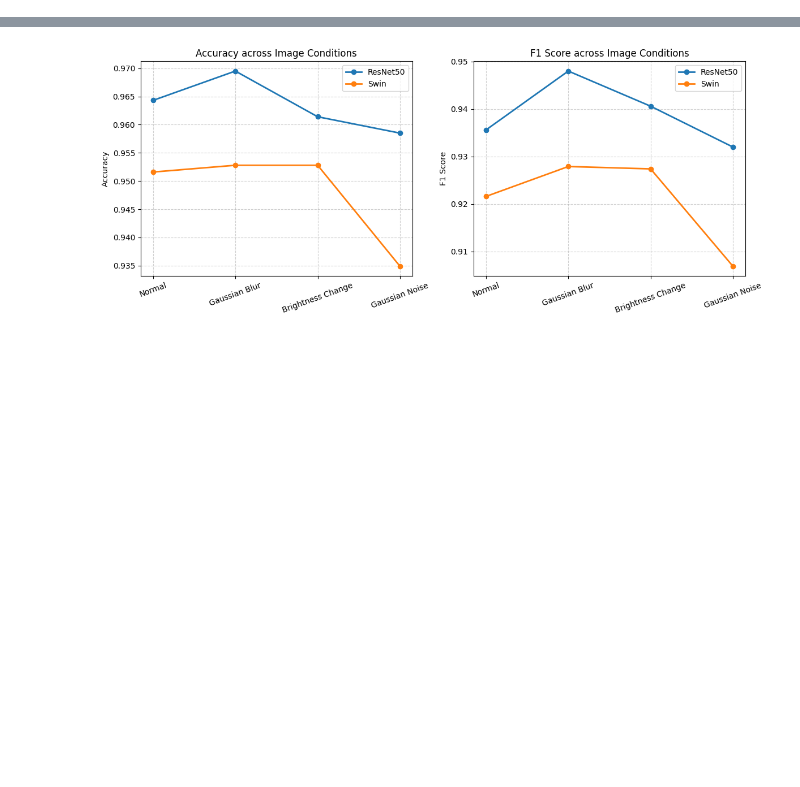
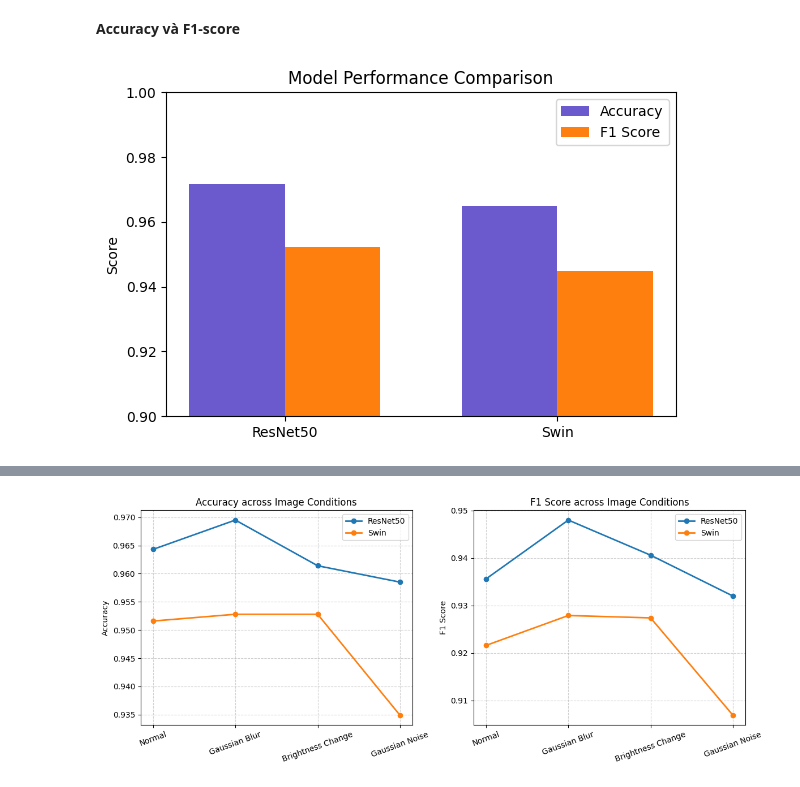
Before and after one commit to trungly-hcmut/CO5085_DeepLearning_CV, a Jupyter notebook: assignment_1/image_classification.ipynb, the cells around one changed output, grey strips where cells are left out. Saved outputs shown, nothing was run; the diff lists cells and outputs as text; code cells hidden in the pictures; blank space fills up the shorter version.

```diff
--- a/assignment_1/image_classification.ipynb
+++ b/assignment_1/image_classification.ipynb
@@ -340,10 +378,17 @@ test_loader = DataLoader(
 # %%
+import torch
+import torchvision
+from torch.utils.data import DataLoader, random_split
+import torchvision.transforms as transforms
+import timm
+
+# ===== Device =====
 device = torch.device("cuda" if torch.cuda.is_available() else "cpu")
 print(device)
 
-# load models
+# ===== Load models =====
 resnet = timm.create_model(
-    "resnet50",
+    "resneta50",
     pretrained=True,
     num_classes=101
 ).to(device)
@@ -355,0 +608,31 @@ swin = timm.create_model(
+# %% [markdown]
+**Accuracy và F1-score**
+# %%
+import matplotlib.pyplot as plt
+import numpy as np
+
+# Data
+models = ["ResNet50", "Swin"]
+accuracy = [resnet_acc, swin_acc]
+f1_scores = [resnet_f1, swin_f1]
+
+x = np.arange(len(models))
+width = 0.35
+
+plt.figure(figsize=(6, 4))
+
+plt.bar(x - width/2, accuracy, width, label="Accuracy", color="#6A5ACD")
+plt.bar(x + width/2, f1_scores, width, label="F1 Score", color="#FF7F0E")
+
+plt.xticks(x, models)
+plt.ylim(0.9, 1.0)
+plt.ylabel("Score")
+plt.title("Model Performance Comparison")
+
+plt.legend()
+plt.grid(False)
+
+plt.tight_layout()
+plt.show()
+# %% [output]
+[figure, added]
```
Also changed, not shown: parts of 96 cells of this notebook.
